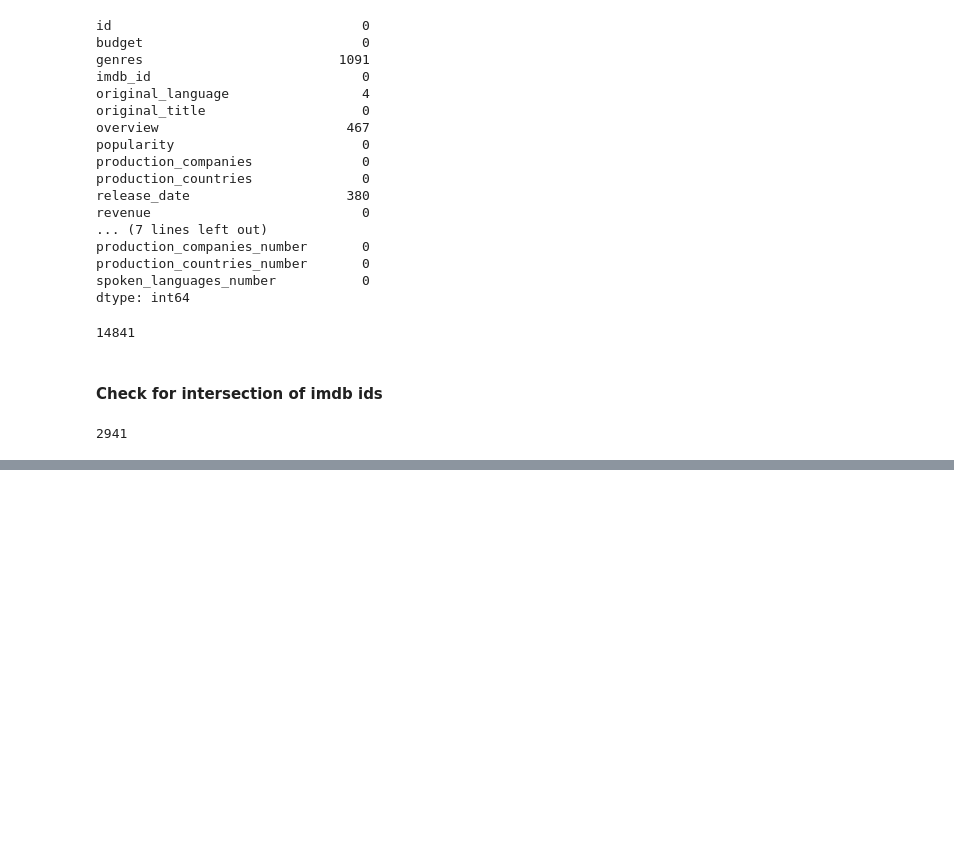
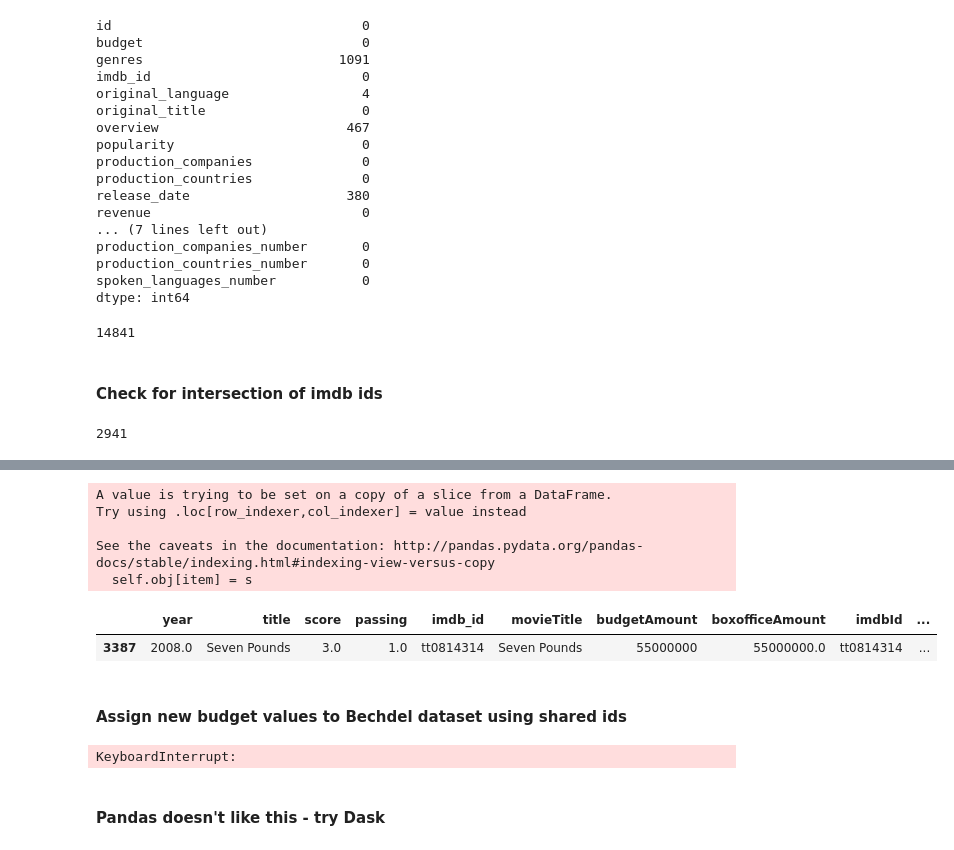
Before and after one commit to MagicMilly/women-in-film-analysis-dashboard, a Jupyter notebook: more_data_munging_useful.ipynb, the cells around one changed output, grey strips where cells are left out. Saved outputs shown, nothing was run; the diff lists cells and outputs as text; code cells hidden in the pictures; blank space fills up the shorter version.

Commit message:
figured out what to do but I need to use dask to do it

```diff
--- a/more_data_munging_useful.ipynb
+++ b/more_data_munging_useful.ipynb
@@ -1279,0 +1328,24 @@ len(shared_ids)
+# %%
+# Setting the new value
+test_row.loc[test_row.imdb_id == shared_ids_list[9], 'boxofficeAmount'] = df_budgets[9]
+# %% [output]
+A value is trying to be set on a copy of a slice from a DataFrame.
+Try using .loc[row_indexer,col_indexer] = value instead
+
+See the caveats in the documentation: http://pandas.pydata.org/pandas-docs/stable/indexing.html#indexing-view-versus-copy
+  self.obj[item] = s
+# %%
+test_row
+# %% [output]
+|  | year | title | score | passing | imdb_id | movieTitle | budgetAmount | boxofficeAmount | imdbId | ... |
+| 3387 | 2008.0 | Seven Pounds | 3.0 | 1.0 | tt0814314 | Seven Pounds | 55000000 | 55000000.0 | tt0814314 | ... |
+# %% [markdown]
+#### Assign new budget values to Bechdel dataset using shared ids
+# %%
+for i_id in shared_ids_list:
+    for budget in df_budgets:
+        bechdel_df.loc[bechdel_df.imdb_id == i_id, 'budgetAmount'] = budget
+# %% [output]
+KeyboardInterrupt:
+# %% [markdown]
+#### Pandas doesn't like this - try Dask
```
Also changed, not shown: parts of 20 cells of this notebook.
